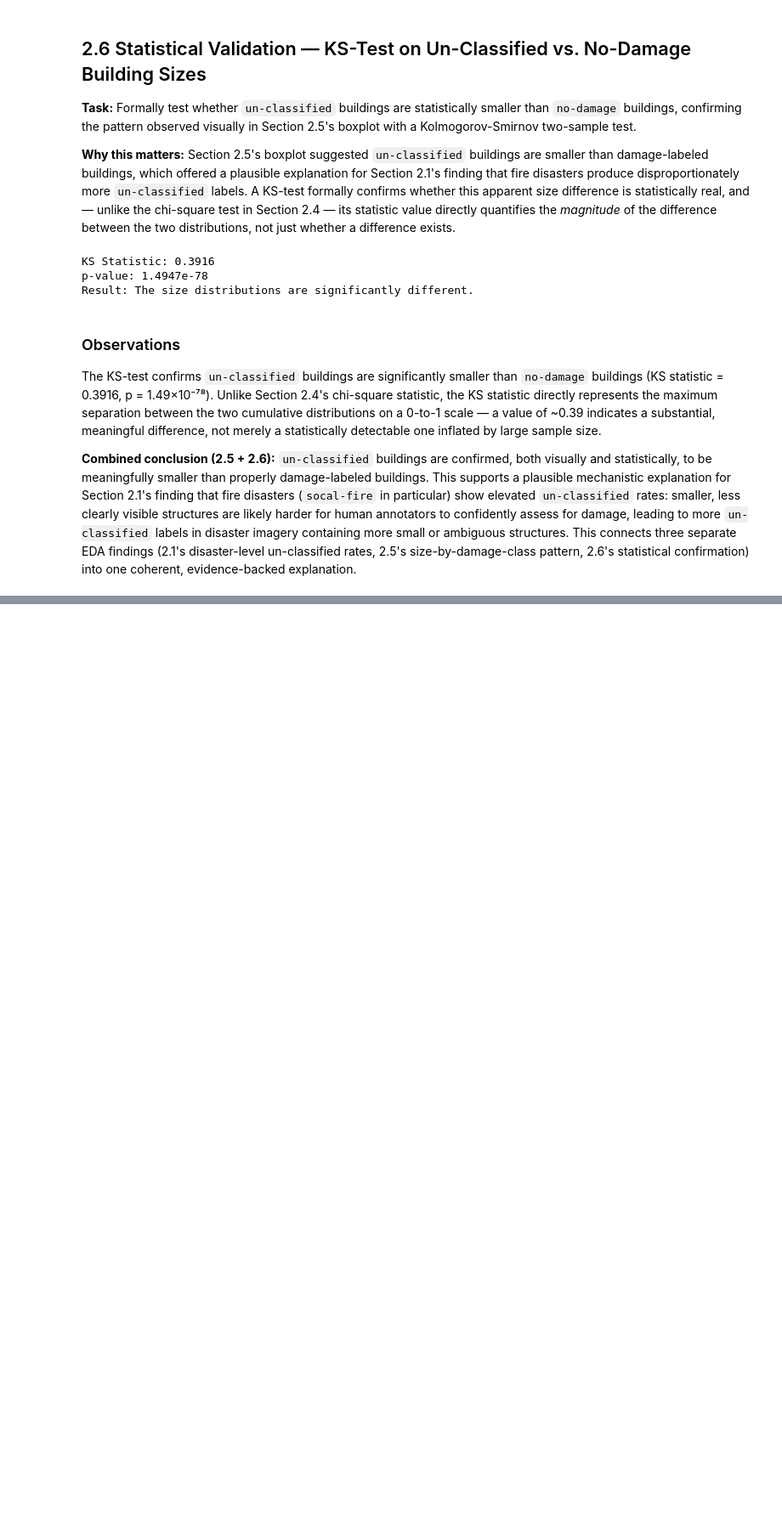
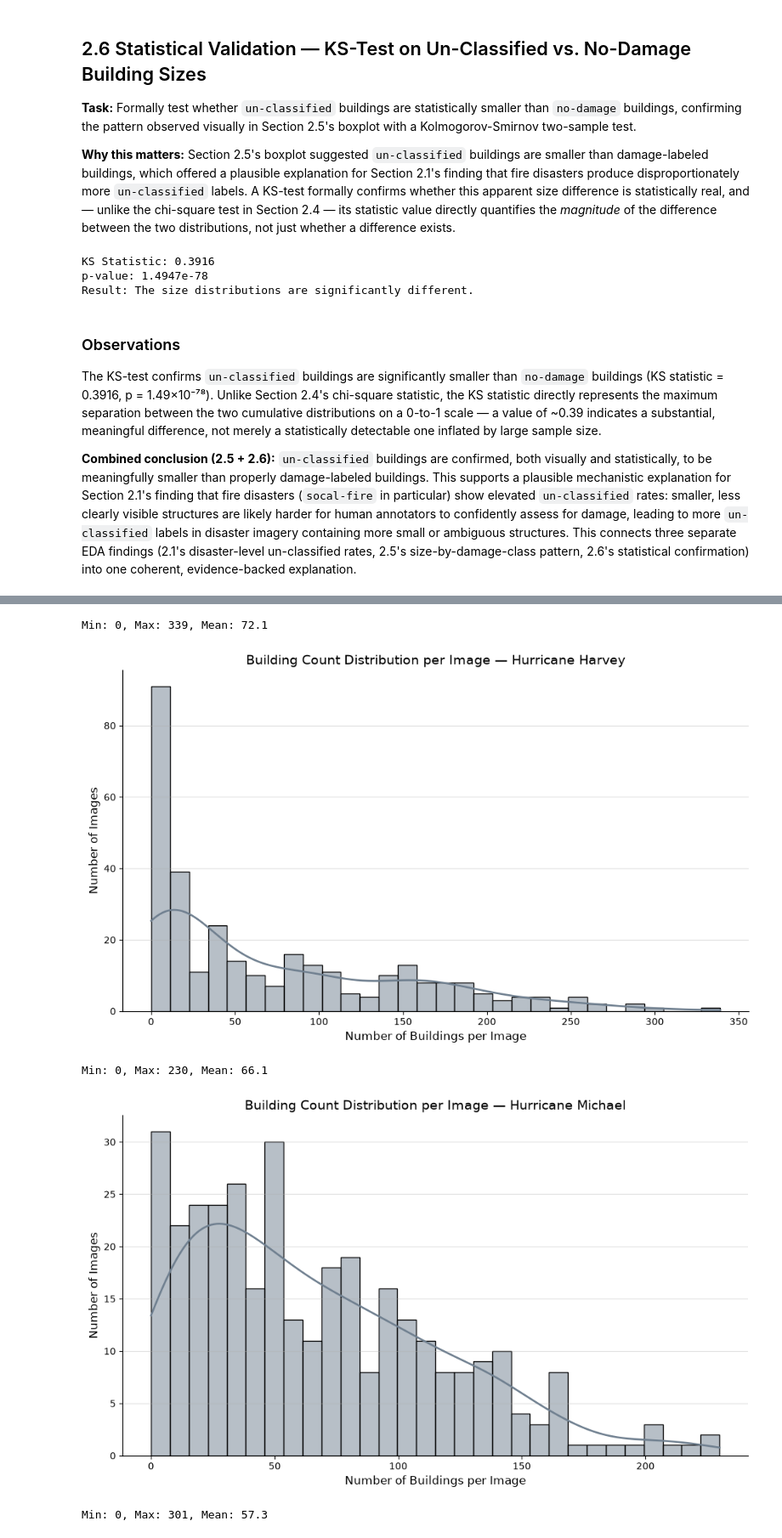
Before and after one commit to husnainalix77/disaster-damage-assessment, a Jupyter notebook: notebooks/02_eda.ipynb, the cells around one changed output, grey strips where cells are left out. Shown at 85% size. Drawn from its saved outputs; the diff is of its cells as text; code cells hidden in the pictures; blank space fills up the shorter version.

Commit message:
Phase 2 complete: full EDA, disaster-selection rationale, and statistical validation (chi-square, KS-test)

```diff
--- a/notebooks/02_eda.ipynb
+++ b/notebooks/02_eda.ipynb
@@ -369,0 +379,42 @@ The KS-test confirms `un-classified` buildings are significantly smaller than `n
+# %%
+def get_buildings_count_per_image(disaster_name, labels_dir):
+    """Returns the number of buildings in each post-disaster image."""
+    pattern = f"*{disaster_name}*post_disaster.json"
+    json_files = labels_dir.glob(pattern)
+    image_count = []
+
+    for file in json_files:
+        with open(file ,"r") as f:
+            d = json.load(f)
+            image_count.append(len(d.get("features", {}).get("xy", []))) # each image contains many buildings
+    return image_count
+
+for disaster in disasters:
+
+    result = get_buildings_count_per_image(disaster, LABELS_DIR)
+    print(f"Min: {min(result)}, Max: {max(result)}, Mean: {sum(result)/len(result):.1f}")
+
+    plt.figure(figsize=(10, 6))
+    sns.histplot(result,
+                 kde=True,
+                 color="slategray",
+                 bins=30,
+                 line_kws={"linewidth": 2}
+                 )
+
+    plt.xlabel("Number of Buildings per Image", fontsize=12)
+    plt.ylabel("Number of Images",fontsize=12)
+    plt.title(
+    f"Building Count Distribution per Image — {disaster.replace('-', ' ').title()}",
+    fontsize=14
+    )
+    plt.grid(axis="y", alpha=0.4)
+    sns.despine() # removes top and right borders
+    plt.tight_layout()
+    plt.show()
+# %% [output]
+Min: 0, Max: 339, Mean: 72.1
+[figure, added]
+Min: 0, Max: 230, Mean: 66.1
+[figure, added]
+Min: 0, Max: 301, Mean: 57.3
```
Also changed, not shown: parts of 6 cells of this notebook, 2 other files.
